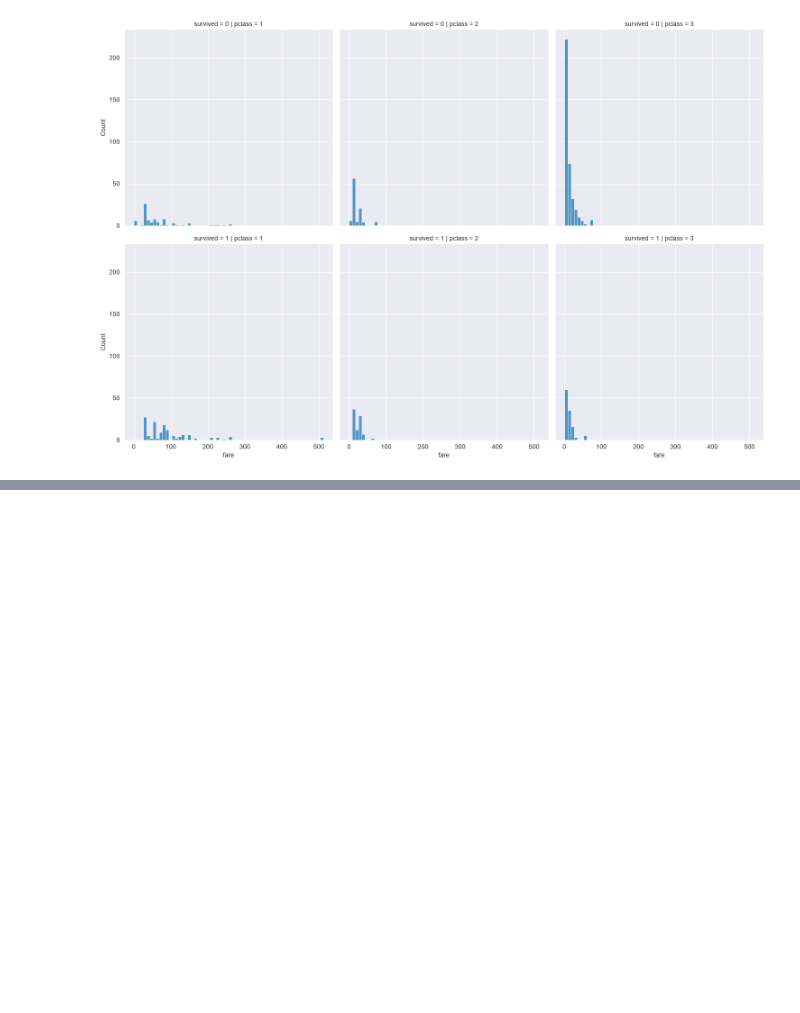
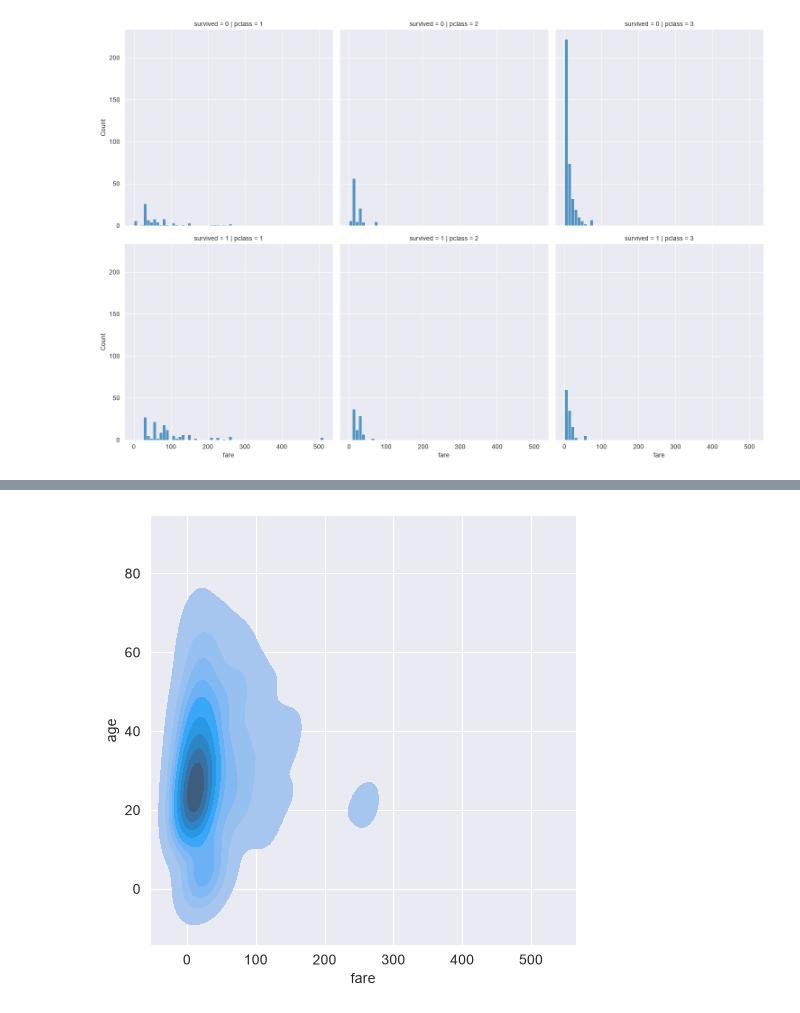
Before and after one commit to ChaeYeongJi/18_data_analytics, a Jupyter notebook: 02_seaborn.ipynb, the cells around one changed output, grey strips where cells are left out. Saved outputs shown, nothing was run; the diff lists cells and outputs as text; code cells hidden in the pictures; blank space fills up the shorter version.

```diff
--- a/02_seaborn.ipynb
+++ b/02_seaborn.ipynb
@@ -211,0 +223,12 @@ plt.show()
+# %%
+sns.displot(
+    x='fare',
+    y='age',
+    data=titanic,
+    kind='kde',
+    fill=True
+)
+
+plt.show()
+# %% [output]
+[figure, added]
```
Also changed, not shown: parts of 5 cells of this notebook.
